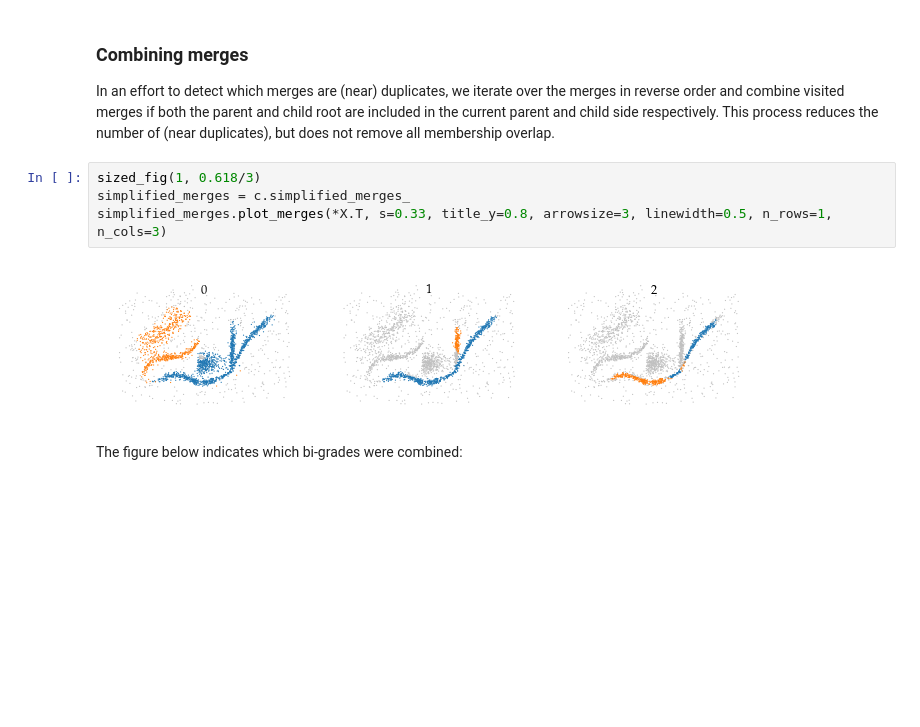
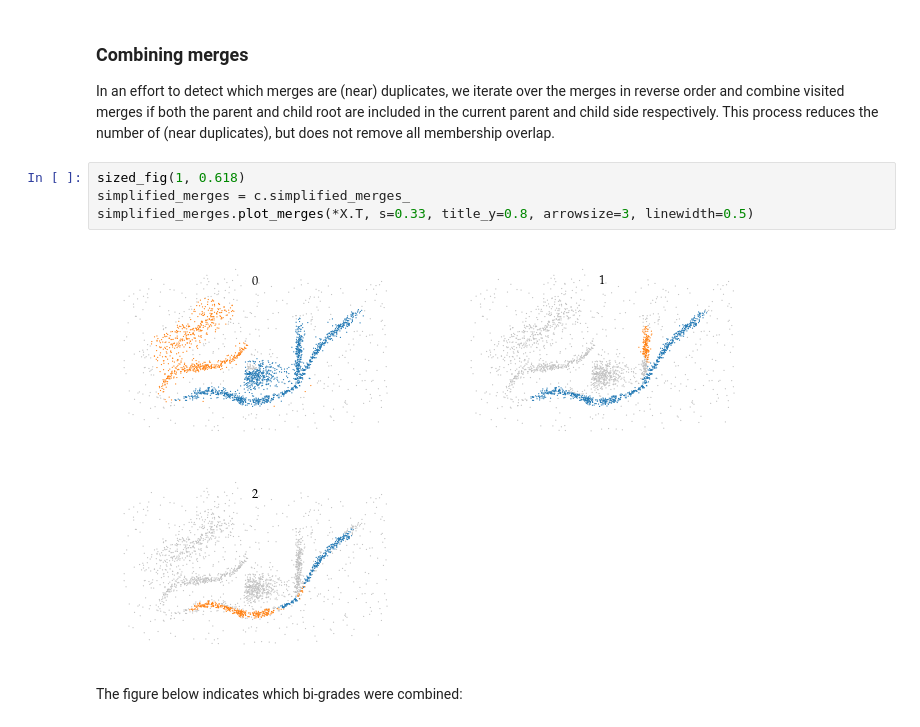
Before and after one commit to vda-lab/biperscan, a Jupyter notebook: notebooks/How_BPSCAN_works.ipynb, the cells around one changed output. Cells and saved outputs as stored; diff of their text form; blank space fills up the shorter version.

```diff
--- a/notebooks/How_BPSCAN_works.ipynb
+++ b/notebooks/How_BPSCAN_works.ipynb
@@ -305,11 +305,11 @@ root are included in the current parent and child side respectively. This
 process reduces the number of (near duplicates), but does not remove all
 membership overlap.
 # %%
-sized_fig(1, 0.618/3)
+sized_fig(1, 0.618)
 simplified_merges = c.simplified_merges_
-simplified_merges.plot_merges(*X.T, s=0.33, title_y=0.8, arrowsize=3, linewidth=0.5, n_rows=1, n_cols=3)
+simplified_merges.plot_merges(*X.T, s=0.33, title_y=0.8, arrowsize=3, linewidth=0.5)
 # %% [output]
-[figure, old version]
+[figure, new version]
 # %% [markdown]
 The figure below indicates which bi-grades were combined:
 # %%
```
Also changed, not shown: parts of 4 cells of this notebook, 32 other files.
